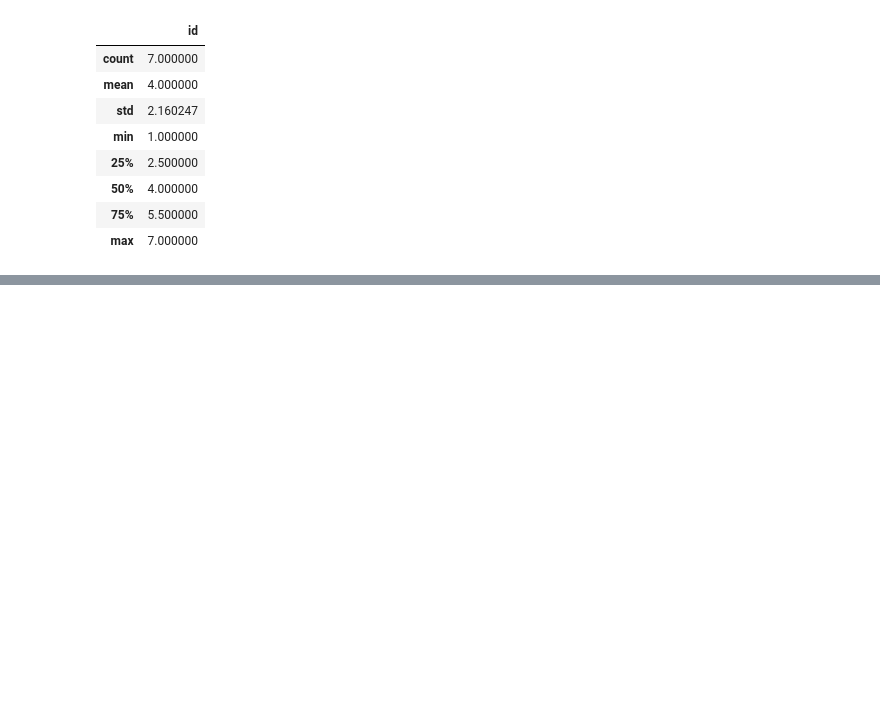
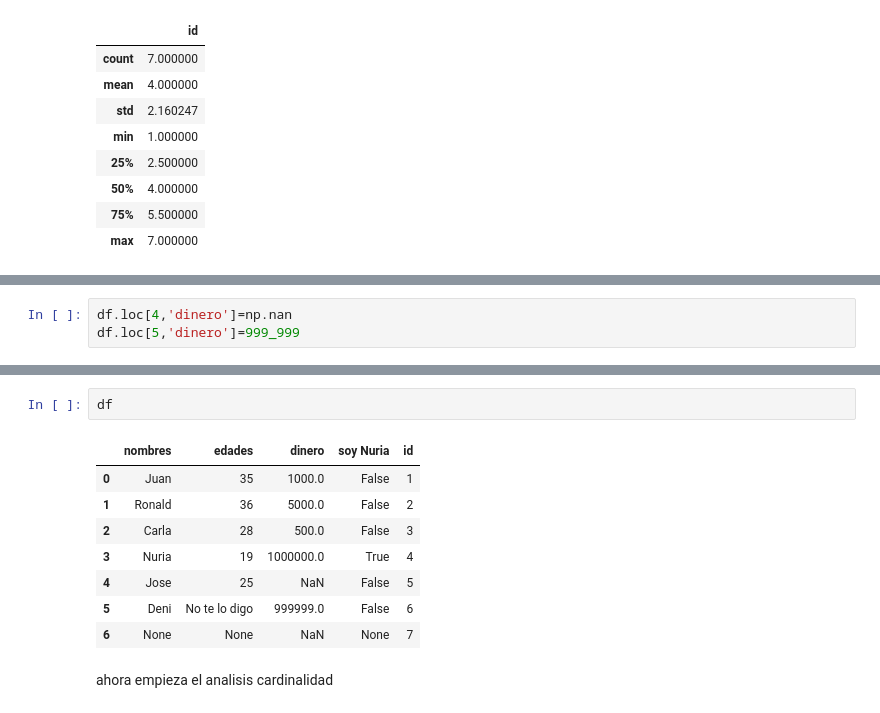
Before and after one commit to IsabelRomoBru/DS102024, a Jupyter notebook: 2-DataAnalysis/2-Pandas/Teoría/ejercicio/ejercicio.ipynb, the cells around one changed output, grey strips where cells are left out. Cells and saved outputs as stored; diff of their text form; blank space fills up the shorter version.

```diff
--- a/2-DataAnalysis/2-Pandas/Teoría/ejercicio/ejercicio.ipynb
+++ b/2-DataAnalysis/2-Pandas/Teoría/ejercicio/ejercicio.ipynb
@@ -81,0 +141,3 @@ memory usage: 412.0+ bytes
+# %%
+df.loc[4,'dinero']=np.nan
+df.loc[5,'dinero']=999_999
@@ -81,0 +155,13 @@ memory usage: 412.0+ bytes
+# %%
+df
+# %% [output]
+|  | nombres | edades | dinero | soy Nuria | id |
+| 0 | Juan | 35 | 1000.0 | False | 1 |
+| 1 | Ronald | 36 | 5000.0 | False | 2 |
+| 2 | Carla | 28 | 500.0 | False | 3 |
+| 3 | Nuria | 19 | 1000000.0 | True | 4 |
+| 4 | Jose | 25 | NaN | False | 5 |
+| 5 | Deni | No te lo digo | 999999.0 | False | 6 |
+| 6 | None | None | NaN | None | 7 |
+# %% [markdown]
+ahora empieza el analisis cardinalidad
```
Also changed, not shown: parts of 25 cells of this notebook, 1 other file.
